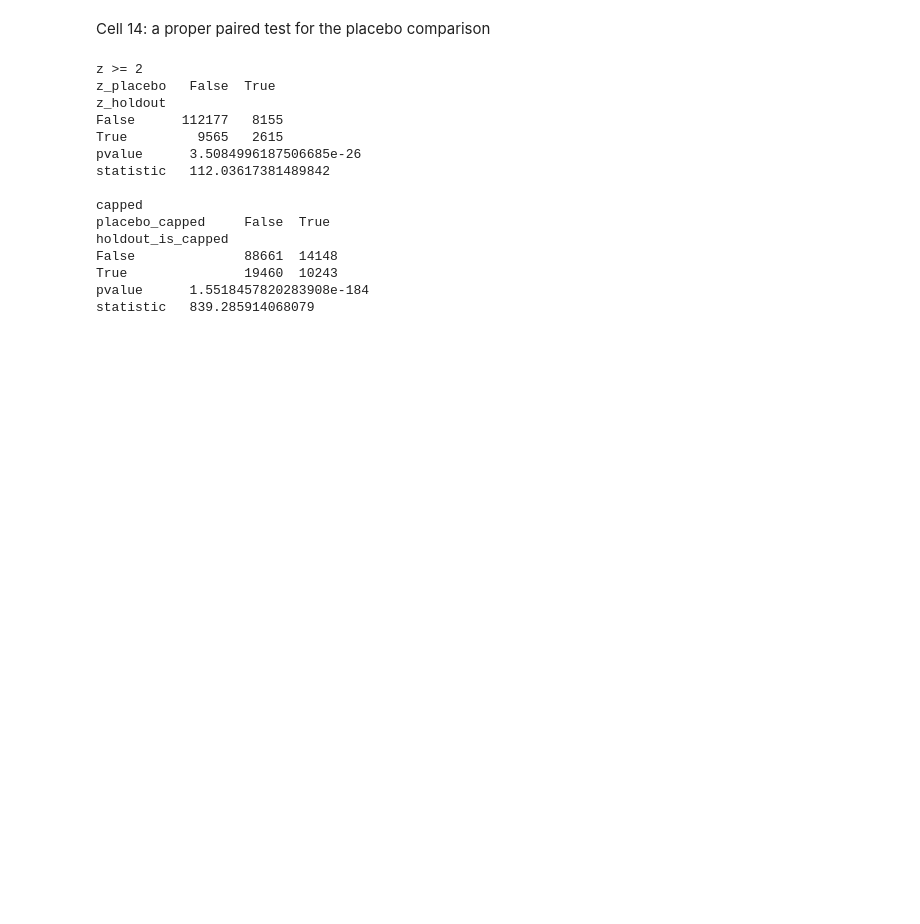
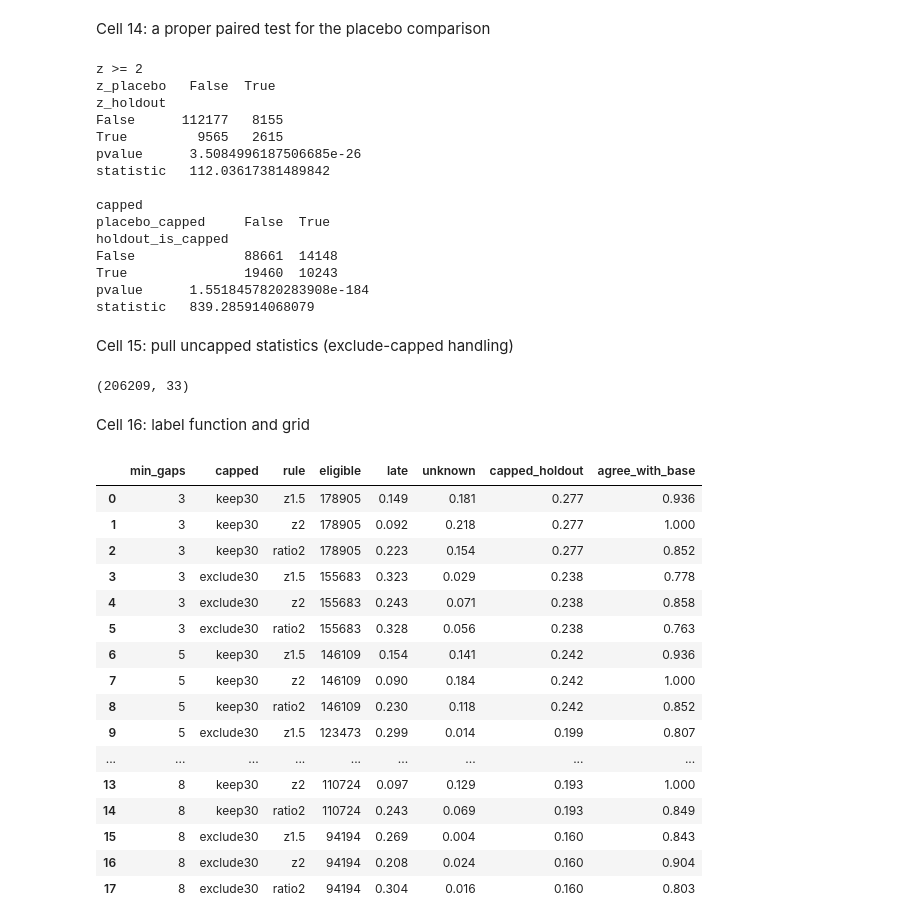
Before and after one commit to fahimhasan-data/instacart-churn-engine, a Jupyter notebook: notebooks/01_load_and_profile.ipynb, the cells around one changed output. Saved outputs shown, nothing was run; the diff lists cells and outputs as text; code cells hidden in the pictures; blank space fills up the shorter version.

Commit message:
Add sensitivity grid across min gaps, capped handling, and rule

```diff
--- a/notebooks/01_load_and_profile.ipynb
+++ b/notebooks/01_load_and_profile.ipynb
@@ -320,3 +320,74 @@ False              88661  14148
 True               19460  10243
 pvalue      1.5518457820283908e-184
 statistic   839.285914068079
+# %% [markdown]
+Cell 15: pull uncapped statistics (exclude-capped handling)
+# %%
+unc = pd.read_sql("""
+SELECT user_id,
+       COUNT(gap_days) FILTER (WHERE NOT is_capped_gap)                AS n_unc,
+       AVG(gap_days) FILTER (WHERE NOT is_capped_gap)                  AS mean_unc,
+       STDDEV_SAMP(gap_days) FILTER (WHERE NOT is_capped_gap)          AS sd_unc,
+       percentile_cont(0.5) WITHIN GROUP (ORDER BY gap_days)
+           FILTER (WHERE NOT is_capped_gap)                            AS median_unc
+FROM analytics.user_order_timeline
+WHERE eval_set = 'prior' AND gap_days IS NOT NULL
+GROUP BY user_id
+""", engine)
+
+g = df.merge(unc, on="user_id")
+print(g.shape)
+# %% [output]
+(206209, 33)
+# %% [markdown]
+Cell 16: label function and grid
+# %%
+def label(g, k, handling, rule):
+    if handling == "keep30":
+        n, mean, sd, med = g["n_gaps"], g["mean_gap"], g["sd_gap"], g["median_gap"]
+        ok = (g["rhythm_class"] != "all_capped") & (n >= k)
+    else:  # exclude30: ignore capped gaps when computing the user's rhythm
+        n, mean, sd, med = g["n_unc"], g["mean_unc"], g["sd_unc"], g["median_unc"]
+        ok = n >= k
+    if rule == "ratio2":
+        late = g["holdout_gap_days"] / med.clip(lower=1) >= 2
+    else:
+        cut = float(rule[1:])
+        late = (g["holdout_gap_days"] - mean) / sd.clip(lower=1) >= cut
+    return ok, late & ok
+
+base_ok, base_late = label(g, 5, "keep30", "z2")
+rows = []
+for k in [3, 5, 8]:
+    for h in ["keep30", "exclude30"]:
+        for r in ["z1.5", "z2", "ratio2"]:
+            ok, late = label(g, k, h, r)
+            both = ok & base_ok
+            rows.append(dict(
+                min_gaps=k, capped=h, rule=r,
+                eligible=int(ok.sum()),
+                late=late[ok].mean(),
+                unknown=((~late) & g["holdout_is_capped"])[ok].mean(),
+                capped_holdout=g.loc[ok, "holdout_is_capped"].mean(),
+                agree_with_base=(late[both] == base_late[both]).mean(),
+            ))
+grid = pd.DataFrame(rows).round(3)
+grid
+# %% [output]
+|  | min_gaps | capped | rule | eligible | late | unknown | capped_holdout | agree_with_base |
+| 0 | 3 | keep30 | z1.5 | 178905 | 0.149 | 0.181 | 0.277 | 0.936 |
+| 1 | 3 | keep30 | z2 | 178905 | 0.092 | 0.218 | 0.277 | 1.000 |
+| 2 | 3 | keep30 | ratio2 | 178905 | 0.223 | 0.154 | 0.277 | 0.852 |
+| 3 | 3 | exclude30 | z1.5 | 155683 | 0.323 | 0.029 | 0.238 | 0.778 |
+| 4 | 3 | exclude30 | z2 | 155683 | 0.243 | 0.071 | 0.238 | 0.858 |
+| 5 | 3 | exclude30 | ratio2 | 155683 | 0.328 | 0.056 | 0.238 | 0.763 |
+| 6 | 5 | keep30 | z1.5 | 146109 | 0.154 | 0.141 | 0.242 | 0.936 |
+| 7 | 5 | keep30 | z2 | 146109 | 0.090 | 0.184 | 0.242 | 1.000 |
+| 8 | 5 | keep30 | ratio2 | 146109 | 0.230 | 0.118 | 0.242 | 0.852 |
+| 9 | 5 | exclude30 | z1.5 | 123473 | 0.299 | 0.014 | 0.199 | 0.807 |
+| ... | ... | ... | ... | ... | ... | ... | ... | ... |
+| 13 | 8 | keep30 | z2 | 110724 | 0.097 | 0.129 | 0.193 | 1.000 |
+| 14 | 8 | keep30 | ratio2 | 110724 | 0.243 | 0.069 | 0.193 | 0.849 |
+| 15 | 8 | exclude30 | z1.5 | 94194 | 0.269 | 0.004 | 0.160 | 0.843 |
+| 16 | 8 | exclude30 | z2 | 94194 | 0.208 | 0.024 | 0.160 | 0.904 |
+| 17 | 8 | exclude30 | ratio2 | 94194 | 0.304 | 0.016 | 0.160 | 0.803 |
```
Also changed, not shown: parts of 1 cell of this notebook.
